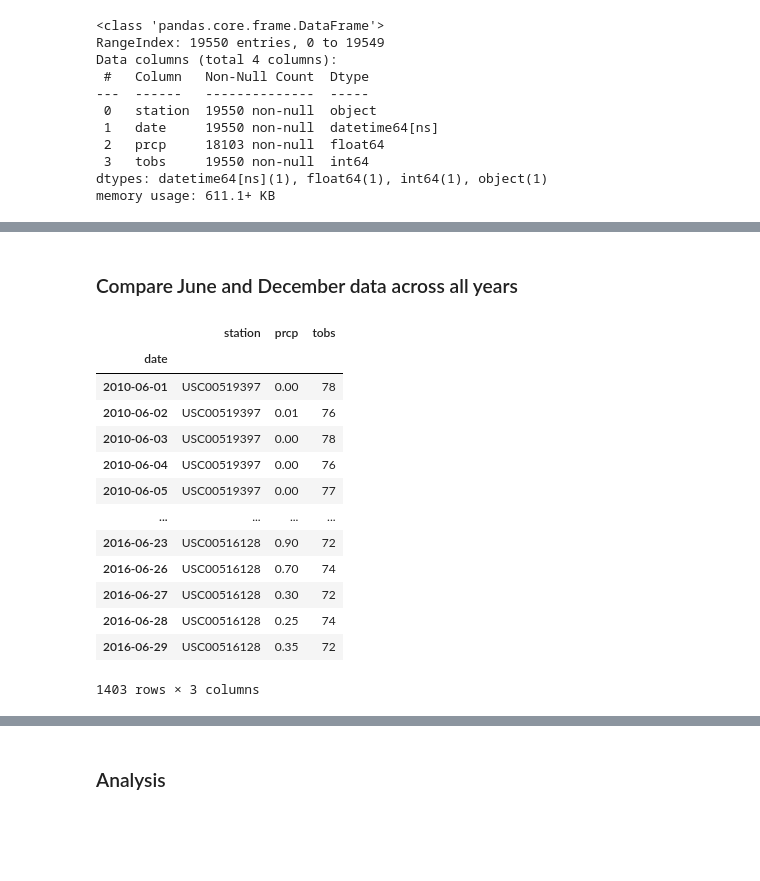
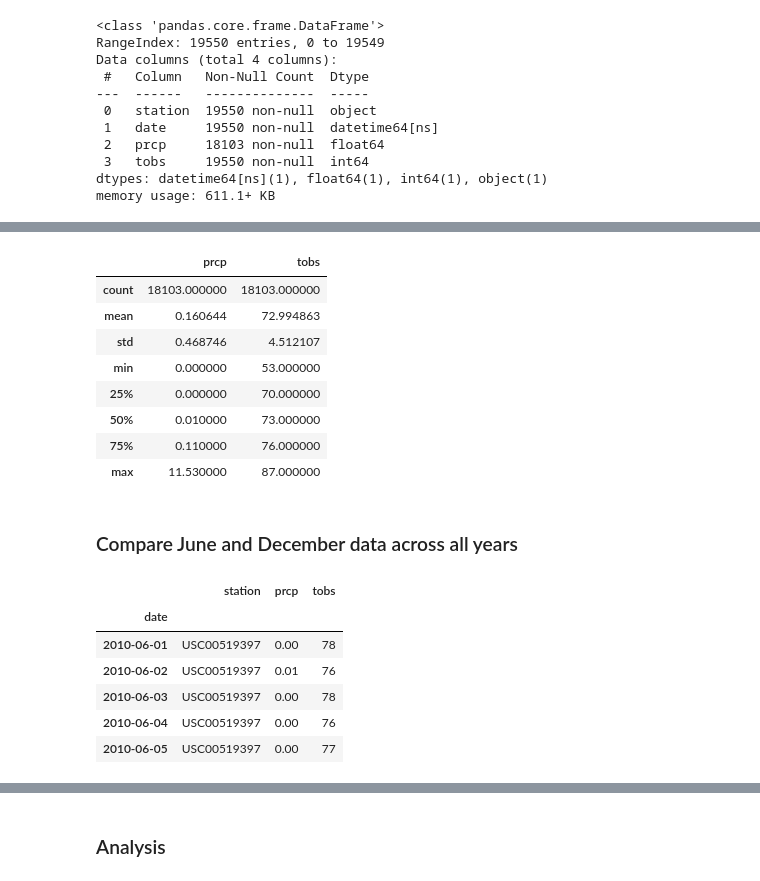
Before and after one commit to kmspitzer/Hawaii-Weather-Station-Analysis, a Jupyter notebook: temp_analysis_bonus_1.ipynb, the cells around one changed output, grey strips where cells are left out. Drawn from its saved outputs; the diff is of its cells as text; code cells hidden in the pictures; blank space fills up the shorter version.

Commit message:
comments, analysis and cleanup

```diff
--- a/temp_analysis_bonus_1.ipynb
+++ b/temp_analysis_bonus_1.ipynb
@@ -109,23 +96,33 @@ See the caveats in the documentation: https://pandas.pydata.org/pandas-docs/stab
+# %%
+# we want to clean the dataset further by dropping
+# rows with any null data
+clean_df = df.dropna(how="any")
+
+# display table stats
+clean_df.describe()
+# %% [output]
+|  | prcp | tobs |
+| count | 18103.000000 | 18103.000000 |
+| mean | 0.160644 | 72.994863 |
+| std | 0.468746 | 4.512107 |
+| min | 0.000000 | 53.000000 |
+| 25% | 0.000000 | 70.000000 |
+| 50% | 0.010000 | 73.000000 |
+| 75% | 0.110000 | 76.000000 |
+| max | 11.530000 | 87.000000 |
 # %% [markdown]
 ### Compare June and December data across all years
 # %%
 from scipy import stats
 # %%
-# Filter data for desired months
-june_df = new_df[new_df.index.month == 6]
-june_df
+# Filter data for june and display a sample
+june_df = clean_df[clean_df.index.month == 6]
+june_df.head()
 # %% [output]
 |  | station | prcp | tobs |
 | date |  |  |  |
 | 2010-06-01 | USC00519397 | 0.00 | 78 |
 | 2010-06-02 | USC00519397 | 0.01 | 76 |
 | 2010-06-03 | USC00519397 | 0.00 | 78 |
 | 2010-06-04 | USC00519397 | 0.00 | 76 |
 | 2010-06-05 | USC00519397 | 0.00 | 77 |
-| ... | ... | ... | ... |
-| 2016-06-23 | USC00516128 | 0.90 | 72 |
-| 2016-06-26 | USC00516128 | 0.70 | 74 |
-| 2016-06-27 | USC00516128 | 0.30 | 72 |
-| 2016-06-28 | USC00516128 | 0.25 | 74 |
-| 2016-06-29 | USC00516128 | 0.35 | 72 |
-1403 rows × 3 columns
```
Also changed, not shown: parts of 21 cells of this notebook, 5 other files.
